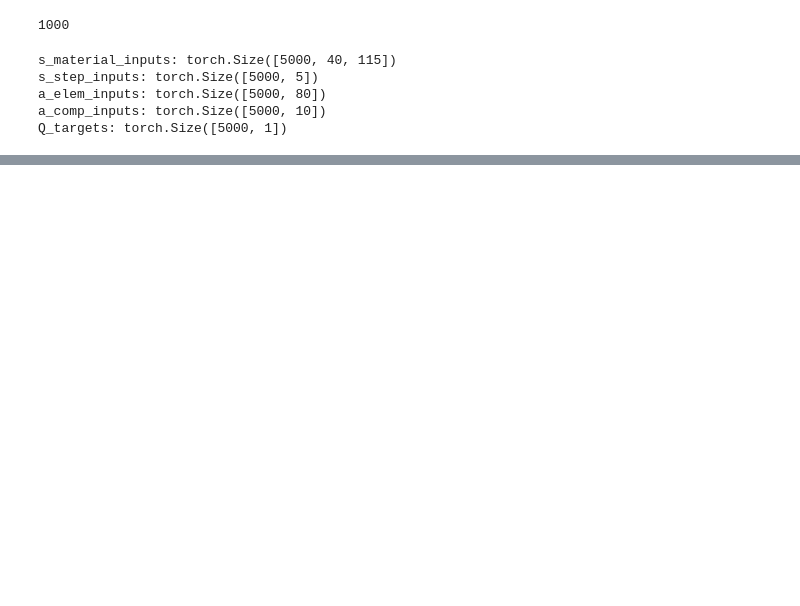
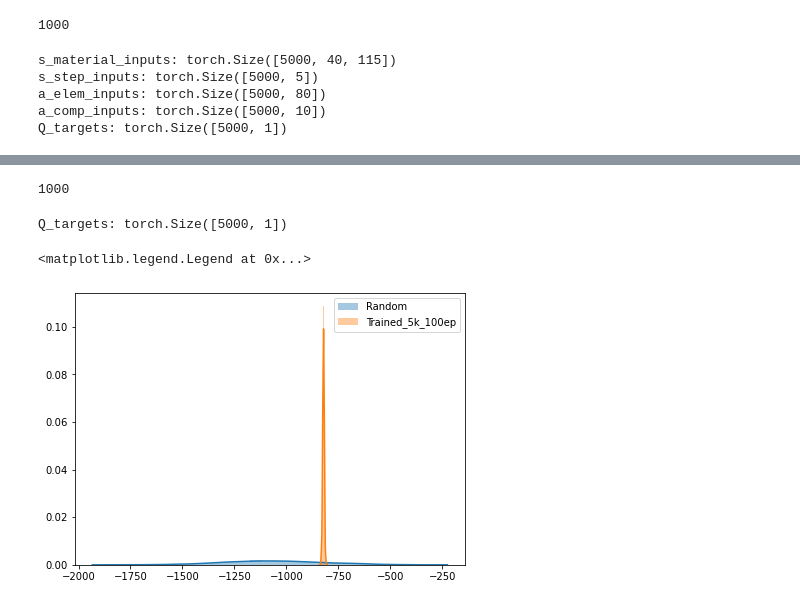
Before and after one commit to eltonpan/RL_materials_generation, a Jupyter notebook: train.ipynb, the cells around one changed output, grey strips where cells are left out. Drawn from its saved outputs; the diff is of its cells as text; code cells hidden in the pictures; blank space fills up the shorter version.

```diff
--- a/train.ipynb
+++ b/train.ipynb
@@ -69,0 +70,12 @@ Q_targets: torch.Size([5000, 1])
+# %%
+sample_size = 5000
+s_material_inputs = s_material_inputs[:sample_size,:]
+s_step_inputs = s_step_inputs[:sample_size,:]
+a_elem_inputs = a_elem_inputs[:sample_size,:]
+a_comp_inputs = a_comp_inputs[:sample_size,:]
+Q_targets = Q_targets[:sample_size,:]
+print('s_material_inputs:', s_material_inputs.shape)
+print('s_step_inputs:', s_step_inputs.shape)
+print('a_elem_inputs:', a_elem_inputs.shape)
+print('a_comp_inputs:', a_comp_inputs.shape)
+print('Q_targets:', Q_targets.shape)
@@ -70,7 +88,12 @@ Q_targets: torch.Size([5000, 1])
 # %%
+# Initialize Q network
+dqn = DQN_pytorch()
+
 # Train Q network
 optimizer = torch.optim.Adam(dqn.parameters(), lr=1e-2)
 loss_func = torch.nn.SmoothL1Loss().float()
+
+start = time.time()
 for epoch in range(100):
     prediction = dqn(s_material = s_material_inputs, # torch.Size([batch_size, 40, 115]) and must be .float() !!!
                     s_step      = s_step_inputs,     # torch.Size([batch_size,5])
@@ -82,4 +105,6 @@ for epoch in range(100):
     loss.backward()         # Backpropagation, compute gradients
     optimizer.step()        # Apply gradients
     print('Epoch = ', epoch, 'Loss = %.4f' % loss.data.numpy())
+end = time.time()
+print('time taken for batch:', end - start)
 # %% [output]
@@ -102,0 +382,33 @@ Epoch =  99 Loss = 767.0022
+# %%
+# Load Q_data_random
+with open('./data/Q_data_trained.pkl', 'rb') as f:
+    Q_data_trained = pickle.load(f)
+
+print(len(Q_data_trained))
+# %% [output]
+1000
+# %%
+Q_targets_trained         = []
+
+for episode in Q_data_trained:
+    for step in episode:
+        # state, action, reward = step
+        _, _, Q_target = step
+        Q_target = torch.tensor([Q_target])
+        Q_targets_trained.append(Q_target)
+
+Q_targets_trained = torch.stack(Q_targets_trained)
+print('Q_targets:', Q_targets_trained.shape)
+print('')
+# %% [output]
+Q_targets: torch.Size([5000, 1])
+# %%
+# Plot distribution of final rewards by random vs trained policy
+final_rewards_trained = Q_targets_trained[0::5].reshape(-1) # find final rewards
+plt.figure(figsize=(7,5))
+sns.distplot(final_rewards_random, hist = True, norm_hist = True, label = 'Random')
+sns.distplot(final_rewards_trained, hist = True, norm_hist = True, label = 'Trained_5k_100ep')
+plt.legend()
+# %% [output]
+<matplotlib.legend.Legend at 0x...>
+[figure, added]
```
Also changed, not shown: parts of 8 cells of this notebook, 3 other files.
